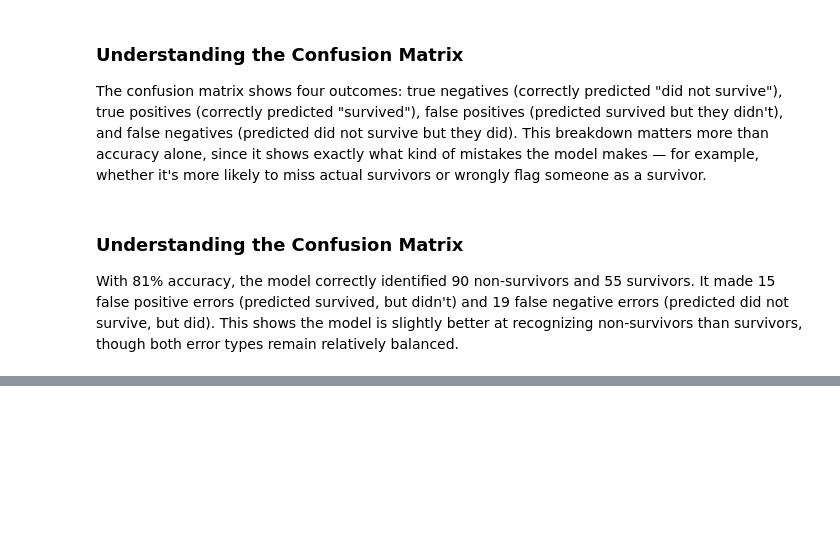
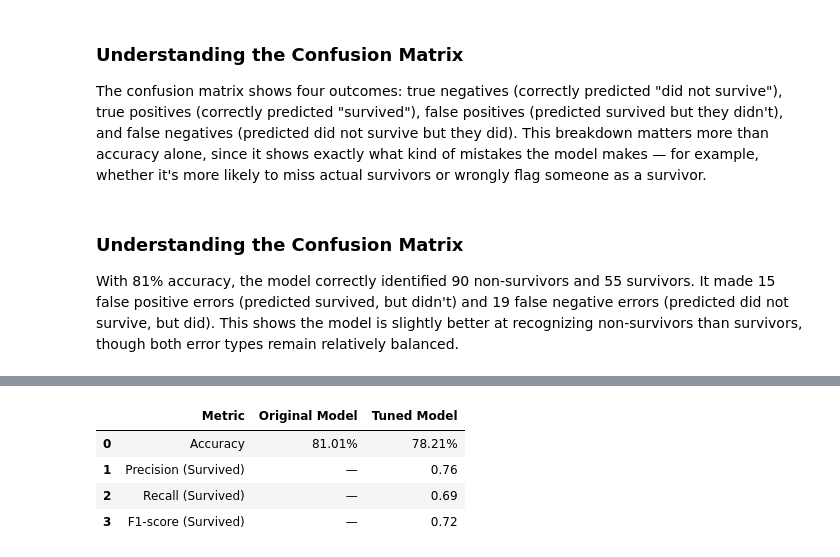
Before and after one commit to sultan2510/neurofive-ml-track, a Jupyter notebook: titanic_eda.ipynb, the cells around one changed output, grey strips where cells are left out. Drawn from its saved outputs; the diff is of its cells as text; code cells hidden in the pictures; blank space fills up the shorter version.

```diff
--- a/titanic_eda.ipynb
+++ b/titanic_eda.ipynb
@@ -260,0 +347,13 @@ relatively balanced.
+# %%
+comparison = pd.DataFrame({
+    'Metric': ['Accuracy', 'Precision (Survived)', 'Recall (Survived)', 'F1-score (Survived)'],
+    'Original Model': ['81.01%', '—', '—', '—'],  # fill in from your original classification_report if you ran it
+    'Tuned Model': ['78.21%', '0.76', '0.69', '0.72']
+})
+comparison
+# %% [output]
+|  | Metric | Original Model | Tuned Model |
+| 0 | Accuracy | 81.01% | 78.21% |
+| 1 | Precision (Survived) | — | 0.76 |
+| 2 | Recall (Survived) | — | 0.69 |
+| 3 | F1-score (Survived) | — | 0.72 |
```
Also changed, not shown: parts of 6 cells of this notebook, 1 other file.
